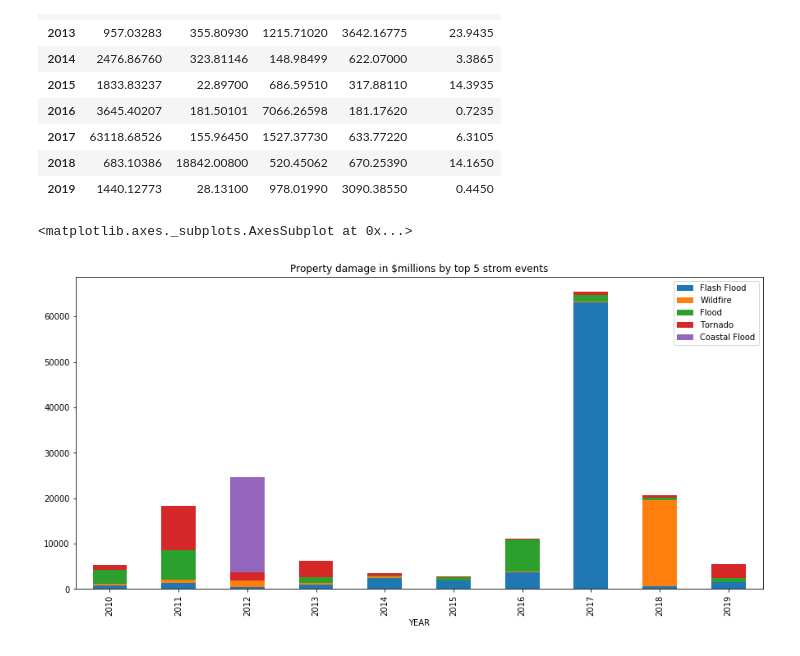
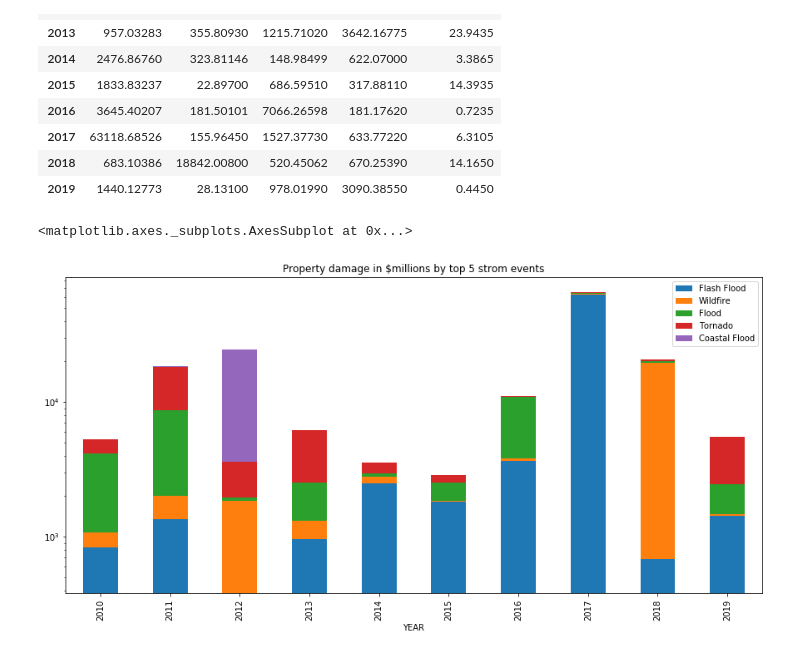
Before and after one commit to alwz1/storm-events, a Jupyter notebook: storm_events.ipynb, the cells around one changed output. Saved outputs shown, nothing was run; the diff lists cells and outputs as text; code cells hidden in the pictures.

```diff
--- a/storm_events.ipynb
+++ b/storm_events.ipynb
@@ -352,9 +352,9 @@ df_yearly_damage
 # %%
 df_yearly_damage.plot(kind = 'bar',
                       stacked = True,
-                      logy = False,
+                      logy = True,
                       title = 'Property damage in $millions by top 5 strom events',
                       figsize = (15,7))
 # %% [output]
 <matplotlib.axes._subplots.AxesSubplot at 0x...>
-[figure, old version]
+[figure, new version]
```
